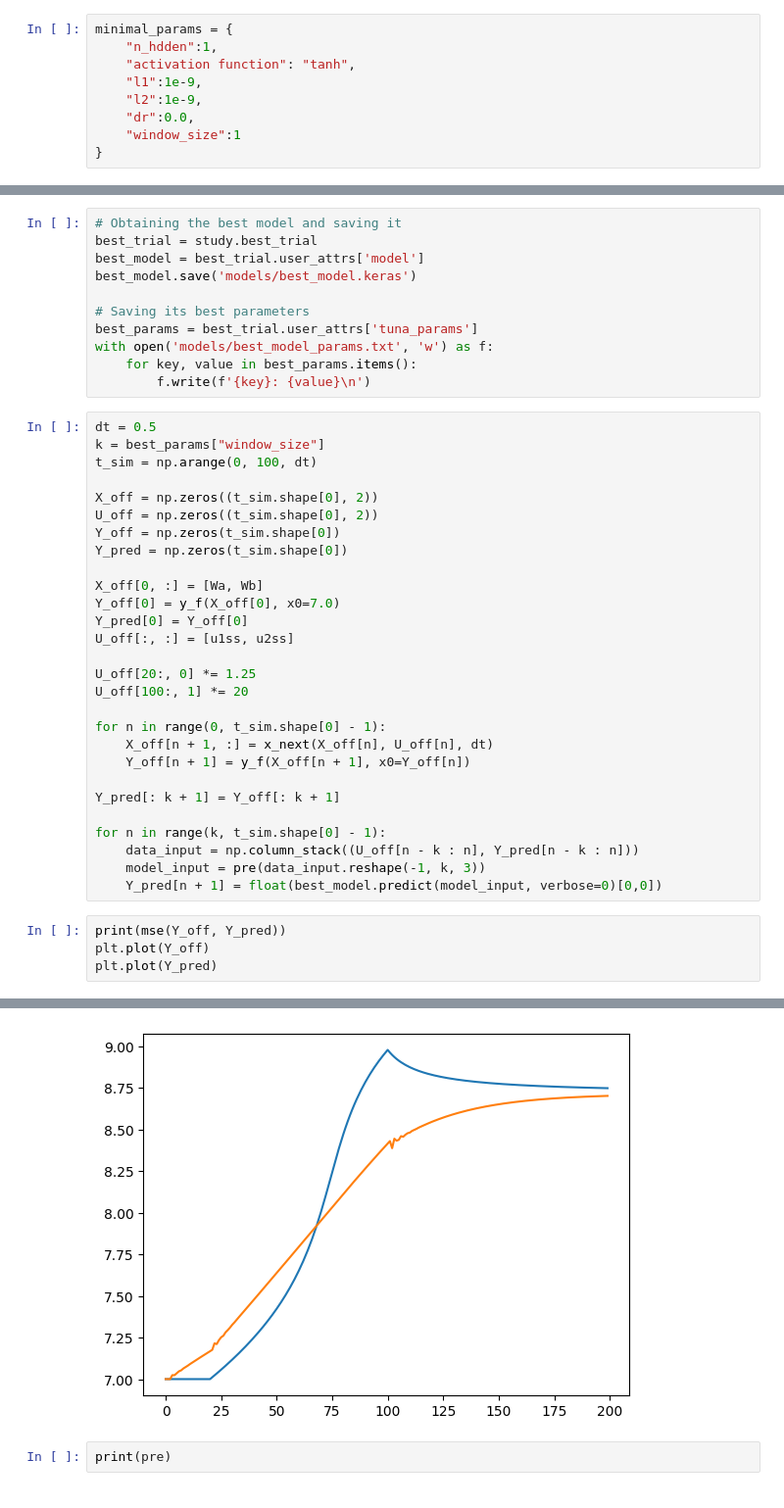
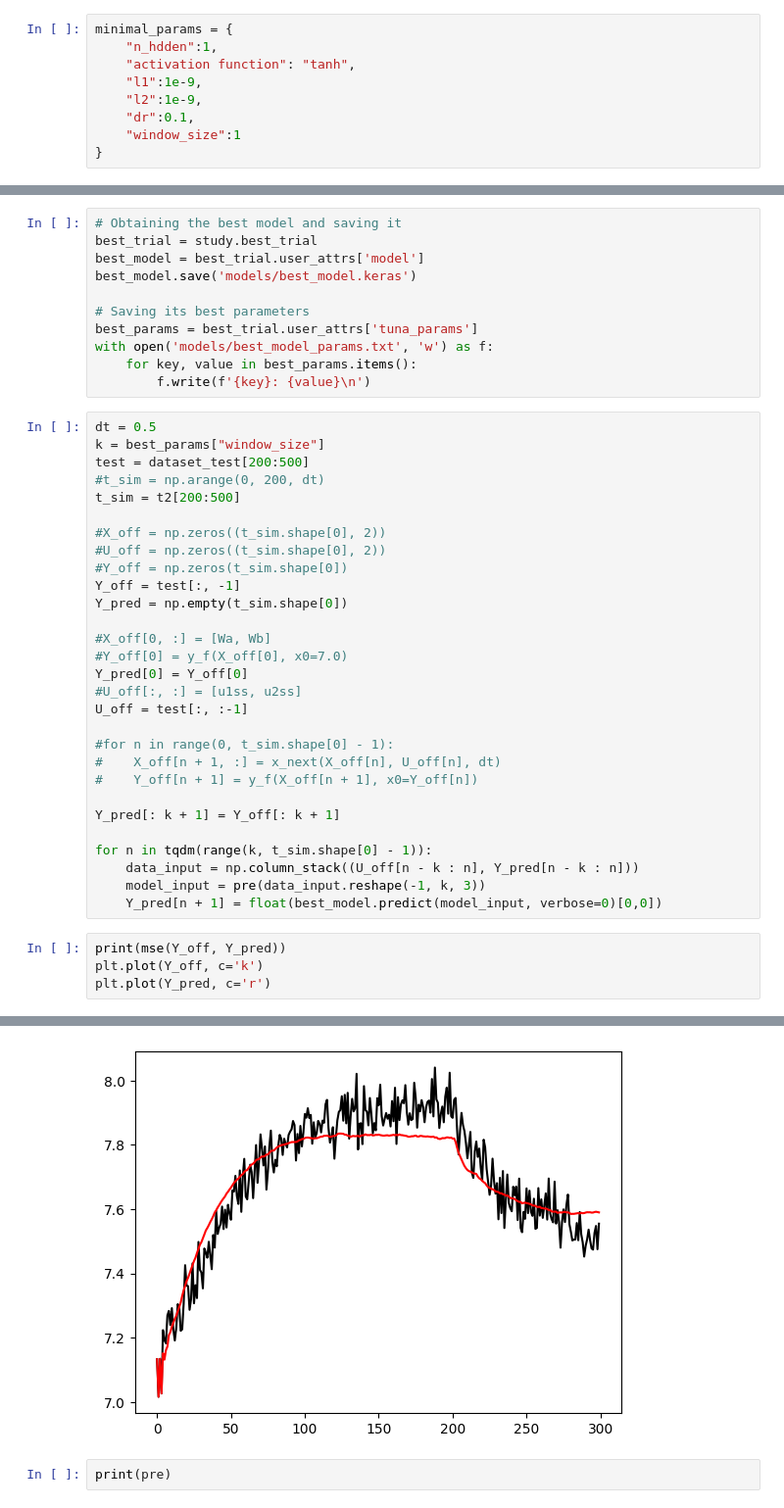
Before and after one commit to ViniMelloeMuller/pH-control-simulation, a Jupyter notebook: GRU_model.ipynb, the cells around one changed output, grey strips where cells are left out. Shown at 98% size. Cells and saved outputs as stored; diff of their text form.

```diff
--- a/GRU_model.ipynb
+++ b/GRU_model.ipynb
@@ -199,7 +197,7 @@ minimal_params = {
     "activation function": "tanh",
     "l1":1e-9,
     "l2":1e-9,
-    "dr":0.0,
+    "dr":0.1,
     "window_size":1
 }
 # %%
@@ -243,33 +241,34 @@ with open('models/best_model_params.txt', 'w') as f:
 # %%
 dt = 0.5
 k = best_params["window_size"]
-t_sim = np.arange(0, 100, dt)
+test = dataset_test[200:500]
+#t_sim = np.arange(0, 200, dt)
+t_sim = t2[200:500]
 
-X_off = np.zeros((t_sim.shape[0], 2))
-U_off = np.zeros((t_sim.shape[0], 2))
-Y_off = np.zeros(t_sim.shape[0])
-Y_pred = np.zeros(t_sim.shape[0])
+#X_off = np.zeros((t_sim.shape[0], 2))
+#U_off = np.zeros((t_sim.shape[0], 2))
+#Y_off = np.zeros(t_sim.shape[0])
+Y_off = test[:, -1]
+Y_pred = np.empty(t_sim.shape[0])
 
-X_off[0, :] = [Wa, Wb]
-Y_off[0] = y_f(X_off[0], x0=7.0)
+#X_off[0, :] = [Wa, Wb]
+#Y_off[0] = y_f(X_off[0], x0=7.0)
 Y_pred[0] = Y_off[0]
-U_off[:, :] = [u1ss, u2ss]
+#U_off[:, :] = [u1ss, u2ss]
+U_off = test[:, :-1]
 
-U_off[20:, 0] *= 1.25
-U_off[100:, 1] *= 20
-
-for n in range(0, t_sim.shape[0] - 1):
-    X_off[n + 1, :] = x_next(X_off[n], U_off[n], dt)
-    Y_off[n + 1] = y_f(X_off[n + 1], x0=Y_off[n])
+#for n in range(0, t_sim.shape[0] - 1):
+#    X_off[n + 1, :] = x_next(X_off[n], U_off[n], dt)
+#    Y_off[n + 1] = y_f(X_off[n + 1], x0=Y_off[n])
 
 Y_pred[: k + 1] = Y_off[: k + 1]
 
-for n in range(k, t_sim.shape[0] - 1):
+for n in tqdm(range(k, t_sim.shape[0] - 1)):
     data_input = np.column_stack((U_off[n - k : n], Y_pred[n - k : n]))
     model_input = pre(data_input.reshape(-1, k, 3))
     Y_pred[n + 1] = float(best_model.predict(model_input, verbose=0)[0,0])
 # %%
 print(mse(Y_off, Y_pred))
-plt.plot(Y_off)
-plt.plot(Y_pred)
+plt.plot(Y_off, c='k')
+plt.plot(Y_pred, c='r')
 # %% [output]
@@ -277,5 +276,5 @@ plt.plot(Y_pred)
 [<matplotlib.lines.Line2D at 0x...>]
-[figure, old version]
+[figure, new version]
 # %%
 print(pre)
 # %% [output]
```
Also changed, not shown: parts of 8 cells of this notebook, 19 other files.
